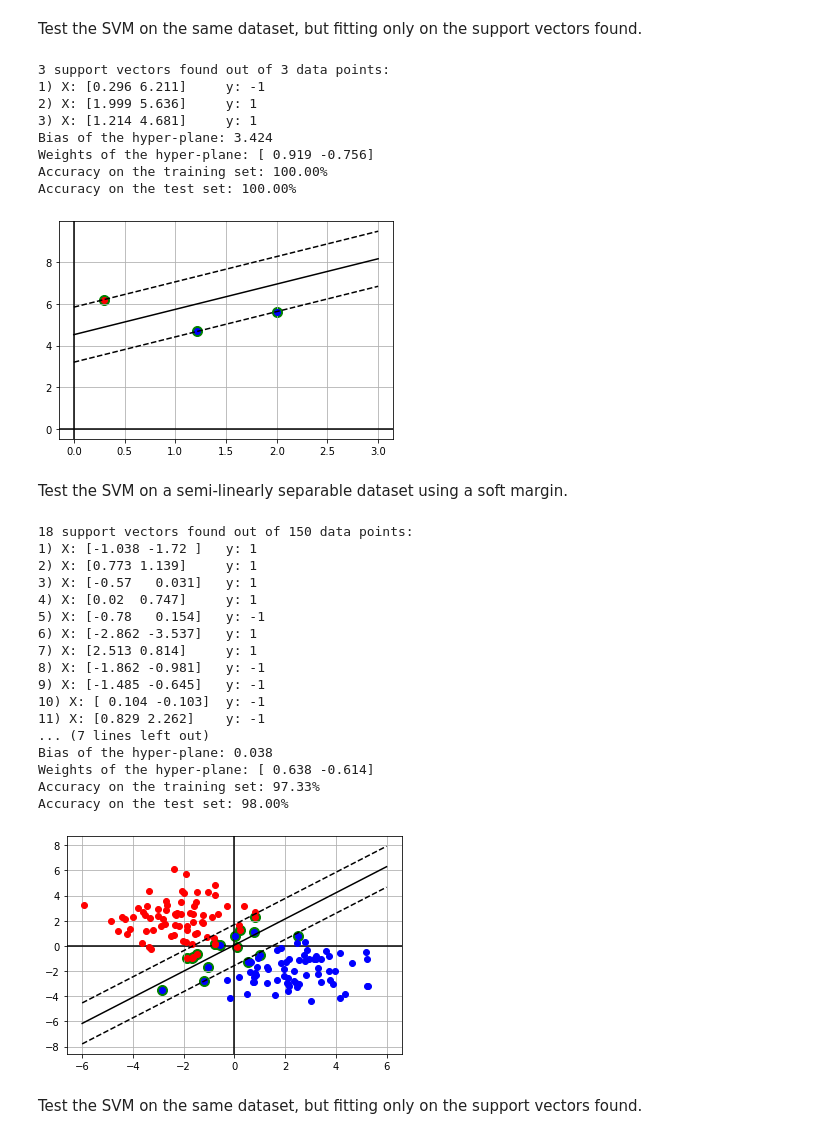
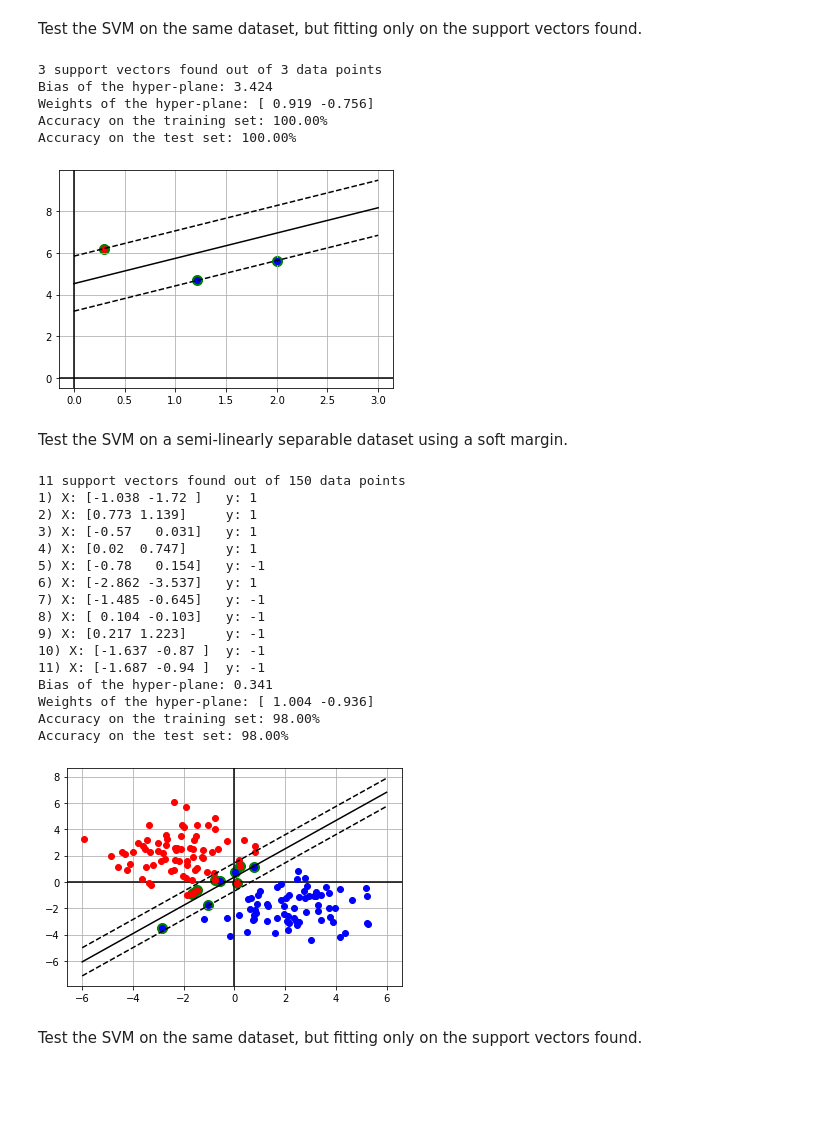
Before and after one commit to nihil21/custom-svm, a Jupyter notebook: custom-svm/svm_usecase.ipynb, the cells around one changed output. Drawn from its saved outputs; the diff is of its cells as text; code cells hidden in the pictures; blank space fills up the shorter version.

```diff
--- a/custom-svm/svm_usecase.ipynb
+++ b/custom-svm/svm_usecase.ipynb
@@ -38,19 +38,17 @@ def fit_and_predict(svm: SVM,
                     X_test: np.ndarray,
                     y_train: np.ndarray,
                     y_test: np.ndarray,
-                    l_bound: Optional[float] = None,
-                    h_bound: Optional[float] = None,
+                    l_bound: Optional[float] = -1.,
+                    h_bound: Optional[float] = 1.,
+                    verbose: Optional[bool] = False,
                     is_binary_custom_svm: Optional[bool] = True):
-    svm.fit(X_train, y_train)
+    svm.fit(X_train, y_train, verbose)
     y_pred = svm.predict(X_train)
     print('Accuracy on the training set: {0:.2f}%'.format(accuracy_score(y_train, y_pred) * 100))
     y_pred = svm.predict(X_test)
     print('Accuracy on the test set: {0:.2f}%'.format(accuracy_score(y_test, y_pred) * 100))
     if is_binary_custom_svm:
-        if l_bound is not None and h_bound is not None:
-            svm.plot2D(X_train, y_train, l_bound, h_bound)
-        else:
-            svm.plot2D(X_train, y_train)
+        svm.plot2D(X_train, y_train, l_bound, h_bound)
 # %% [markdown]
 ## 1. Sample datasets
 # %% [markdown]
@@ -76,12 +77,12 @@ Test the SVM on the same dataset, but fitting only on the support vectors found.
 # %%
 X_sv_lin, y_sv_lin = svm_lin.sv_X, svm_lin.sv_y
 svm_lin = SVM()
-fit_and_predict(svm_lin, X_sv_lin, X_test_lin, y_sv_lin, y_test_lin, l_bound=0., h_bound=3.)
+fit_and_predict(svm_lin,
+                X_sv_lin, X_test_lin,
+                y_sv_lin, y_test_lin,
+                l_bound=0., h_bound=3.)
 # %% [output]
-3 support vectors found out of 3 data points:
-1) X: [0.296 6.211]     y: -1
-2) X: [1.999 5.636]     y: 1
-3) X: [1.214 4.681]     y: 1
+3 support vectors found out of 3 data points
 Bias of the hyper-plane: 3.424
 Weights of the hyper-plane: [ 0.919 -0.756]
 Accuracy on the training set: 100.00%
@@ -92,28 +93,30 @@ Test the SVM on a semi-linearly separable dataset using a soft margin.
 # %%
 X_train_slin, X_test_slin, y_train_slin, y_test_slin = semi_linear_data_generator(n_samples=N_SAMP,
                                                                                   n_features=N_FEAT,
                                                                                   random_state=RND)
-svm_slin = SVM(c=0.1)
-fit_and_predict(svm_slin, X_train_slin, X_test_slin, y_train_slin, y_test_slin, l_bound=-6., h_bound=6.)
+svm_slin = SVM(c=0.7)
+fit_and_predict(svm_slin,
+                X_train_slin, X_test_slin,
+                y_train_slin, y_test_slin,
+                l_bound=-6., h_bound=6., verbose=True)
 # %% [output]
-18 support vectors found out of 150 data points:
+11 support vectors found out of 150 data points
 1) X: [-1.038 -1.72 ]   y: 1
 2) X: [0.773 1.139]     y: 1
 3) X: [-0.57   0.031]   y: 1
 4) X: [0.02  0.747]     y: 1
 5) X: [-0.78   0.154]   y: -1
 6) X: [-2.862 -3.537]   y: 1
-7) X: [2.513 0.814]     y: 1
-8) X: [-1.862 -0.981]   y: -1
-9) X: [-1.485 -0.645]   y: -1
-10) X: [ 0.104 -0.103]  y: -1
-11) X: [0.829 2.262]    y: -1
-... (7 lines left out)
-Bias of the hyper-plane: 0.038
-Weights of the hyper-plane: [ 0.638 -0.614]
-Accuracy on the training set: 97.33%
+7) X: [-1.485 -0.645]   y: -1
+8) X: [ 0.104 -0.103]   y: -1
+9) X: [0.217 1.223]     y: -1
+10) X: [-1.637 -0.87 ]  y: -1
+11) X: [-1.687 -0.94 ]  y: -1
+Bias of the hyper-plane: 0.341
+Weights of the hyper-plane: [ 1.004 -0.936]
+Accuracy on the training set: 98.00%
 Accuracy on the test set: 98.00%
-[figure, old version]
+[figure, new version]
 # %% [markdown]
 Test the SVM on the same dataset, but fitting only on the support vectors found.
 # %%
```
Also changed, not shown: parts of 8 cells of this notebook, 2 other files.
